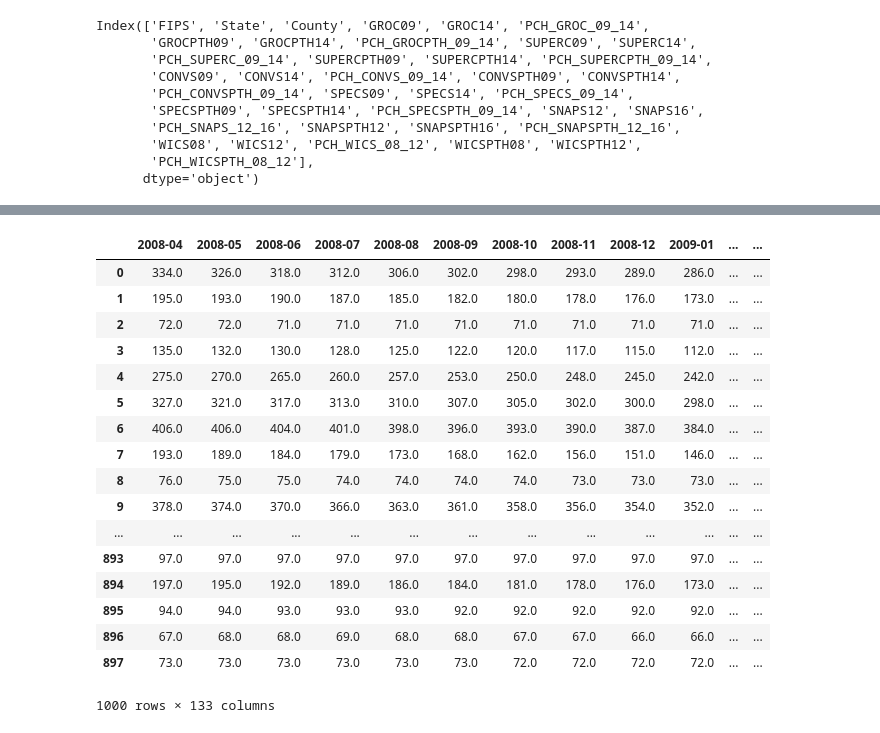
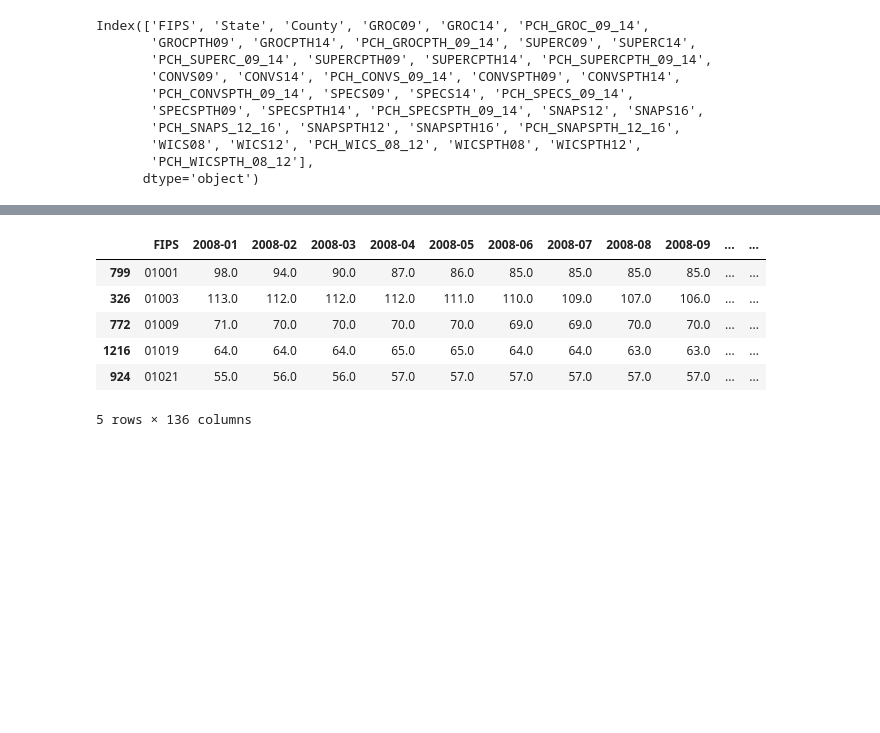
Before and after one commit to cinhui/ETL_county, a Jupyter notebook: ETL_food_environment_property.ipynb, the cells around one changed output, grey strips where cells are left out. Cells and saved outputs as stored; diff of their text form; code cells hidden in the pictures; blank space fills up the shorter version.

```diff
--- a/ETL_food_environment_property.ipynb
+++ b/ETL_food_environment_property.ipynb
@@ -233,26 +320,20 @@ zillow_median_df.head()
-# %%
-#grab data from Jan, 2000 onwards
-zillow_df = zillow_median_df.iloc[:, 151:284]
-zillow_df.head(1000)
-# %% [output]
-|  | 2008-04 | 2008-05 | 2008-06 | 2008-07 | 2008-08 | 2008-09 | 2008-10 | 2008-11 | 2008-12 | 2009-01 | ... | ... |
-| 0 | 334.0 | 326.0 | 318.0 | 312.0 | 306.0 | 302.0 | 298.0 | 293.0 | 289.0 | 286.0 | ... | ... |
-| 1 | 195.0 | 193.0 | 190.0 | 187.0 | 185.0 | 182.0 | 180.0 | 178.0 | 176.0 | 173.0 | ... | ... |
-| 2 | 72.0 | 72.0 | 71.0 | 71.0 | 71.0 | 71.0 | 71.0 | 71.0 | 71.0 | 71.0 | ... | ... |
-| 3 | 135.0 | 132.0 | 130.0 | 128.0 | 125.0 | 122.0 | 120.0 | 117.0 | 115.0 | 112.0 | ... | ... |
-| 4 | 275.0 | 270.0 | 265.0 | 260.0 | 257.0 | 253.0 | 250.0 | 248.0 | 245.0 | 242.0 | ... | ... |
-| 5 | 327.0 | 321.0 | 317.0 | 313.0 | 310.0 | 307.0 | 305.0 | 302.0 | 300.0 | 298.0 | ... | ... |
-| 6 | 406.0 | 406.0 | 404.0 | 401.0 | 398.0 | 396.0 | 393.0 | 390.0 | 387.0 | 384.0 | ... | ... |
-| 7 | 193.0 | 189.0 | 184.0 | 179.0 | 173.0 | 168.0 | 162.0 | 156.0 | 151.0 | 146.0 | ... | ... |
-| 8 | 76.0 | 75.0 | 75.0 | 74.0 | 74.0 | 74.0 | 74.0 | 73.0 | 73.0 | 73.0 | ... | ... |
-| 9 | 378.0 | 374.0 | 370.0 | 366.0 | 363.0 | 361.0 | 358.0 | 356.0 | 354.0 | 352.0 | ... | ... |
-| ... | ... | ... | ... | ... | ... | ... | ... | ... | ... | ... | ... | ... |
-| 893 | 97.0 | 97.0 | 97.0 | 97.0 | 97.0 | 97.0 | 97.0 | 97.0 | 97.0 | 97.0 | ... | ... |
-| 894 | 197.0 | 195.0 | 192.0 | 189.0 | 186.0 | 184.0 | 181.0 | 178.0 | 176.0 | 173.0 | ... | ... |
-| 895 | 94.0 | 94.0 | 93.0 | 93.0 | 93.0 | 92.0 | 92.0 | 92.0 | 92.0 | 92.0 | ... | ... |
-| 896 | 67.0 | 68.0 | 68.0 | 69.0 | 68.0 | 68.0 | 67.0 | 67.0 | 66.0 | 66.0 | ... | ... |
-| 897 | 73.0 | 73.0 | 73.0 | 73.0 | 73.0 | 73.0 | 72.0 | 72.0 | 72.0 | 72.0 | ... | ... |
-1000 rows × 133 columns
+# %%
+# select columns for 2018-01 through 2019-03
+zillow_df = zillow_median_df.iloc[:,148:283]
+zillow_df.insert(0,'FIPS',zillow_median_df['FIPS'])
+# %%
+# sort by FIPS
+zillow_df.sort_values('FIPS',inplace=True)
+# %%
+zillow_df.head()
+# %% [output]
+|  | FIPS | 2008-01 | 2008-02 | 2008-03 | 2008-04 | 2008-05 | 2008-06 | 2008-07 | 2008-08 | 2008-09 | ... | ... |
+| 799 | 01001 | 98.0 | 94.0 | 90.0 | 87.0 | 86.0 | 85.0 | 85.0 | 85.0 | 85.0 | ... | ... |
+| 326 | 01003 | 113.0 | 112.0 | 112.0 | 112.0 | 111.0 | 110.0 | 109.0 | 107.0 | 106.0 | ... | ... |
+| 772 | 01009 | 71.0 | 70.0 | 70.0 | 70.0 | 70.0 | 69.0 | 69.0 | 70.0 | 70.0 | ... | ... |
+| 1216 | 01019 | 64.0 | 64.0 | 64.0 | 65.0 | 65.0 | 64.0 | 64.0 | 63.0 | 63.0 | ... | ... |
+| 924 | 01021 | 55.0 | 56.0 | 56.0 | 57.0 | 57.0 | 57.0 | 57.0 | 57.0 | 57.0 | ... | ... |
+5 rows × 136 columns
 # %%
 #create index to match autoincrementing id in MySQL
 zillow_df = zillow_df.reset_index()
```
Also changed, not shown: parts of 33 cells of this notebook.
